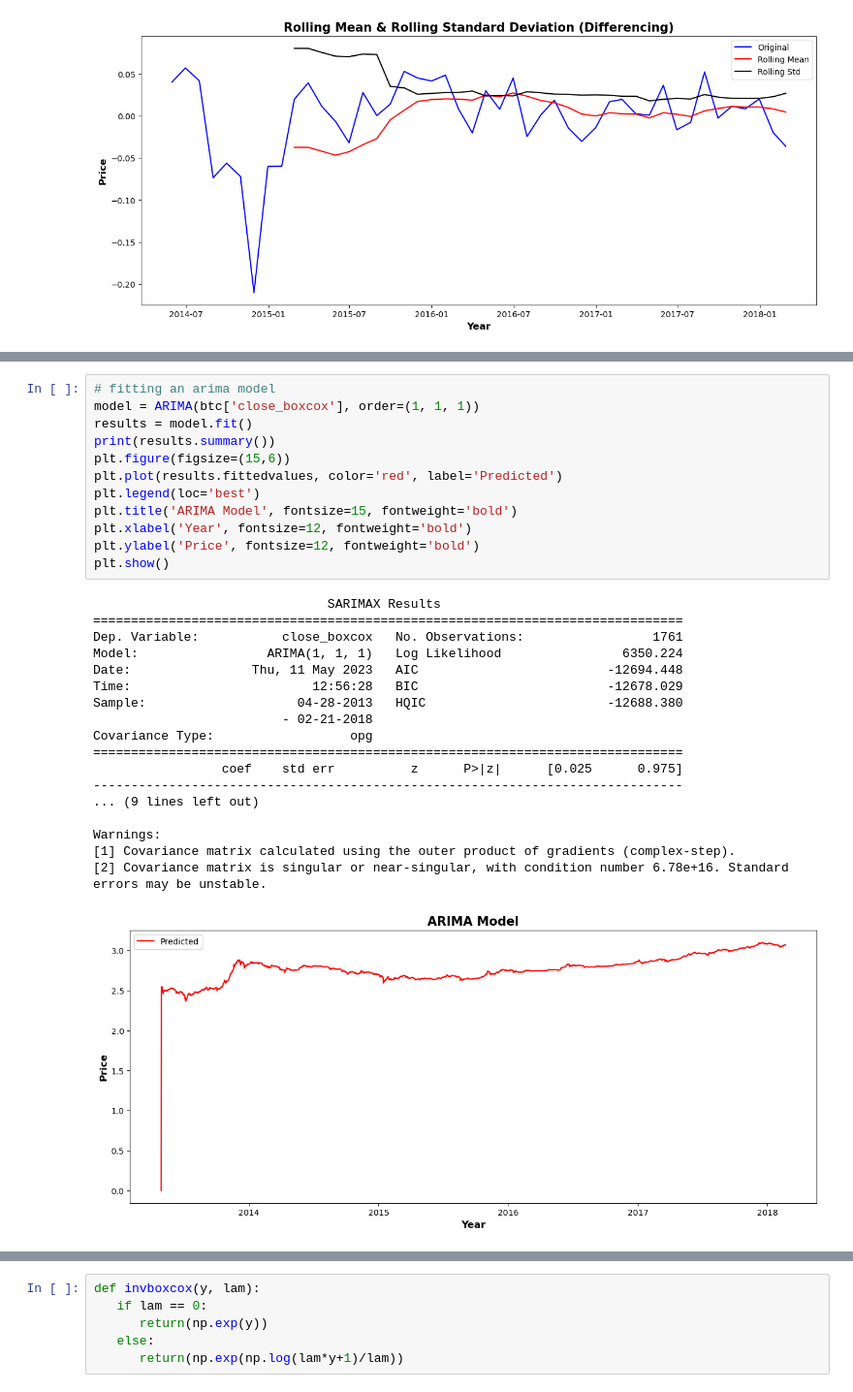
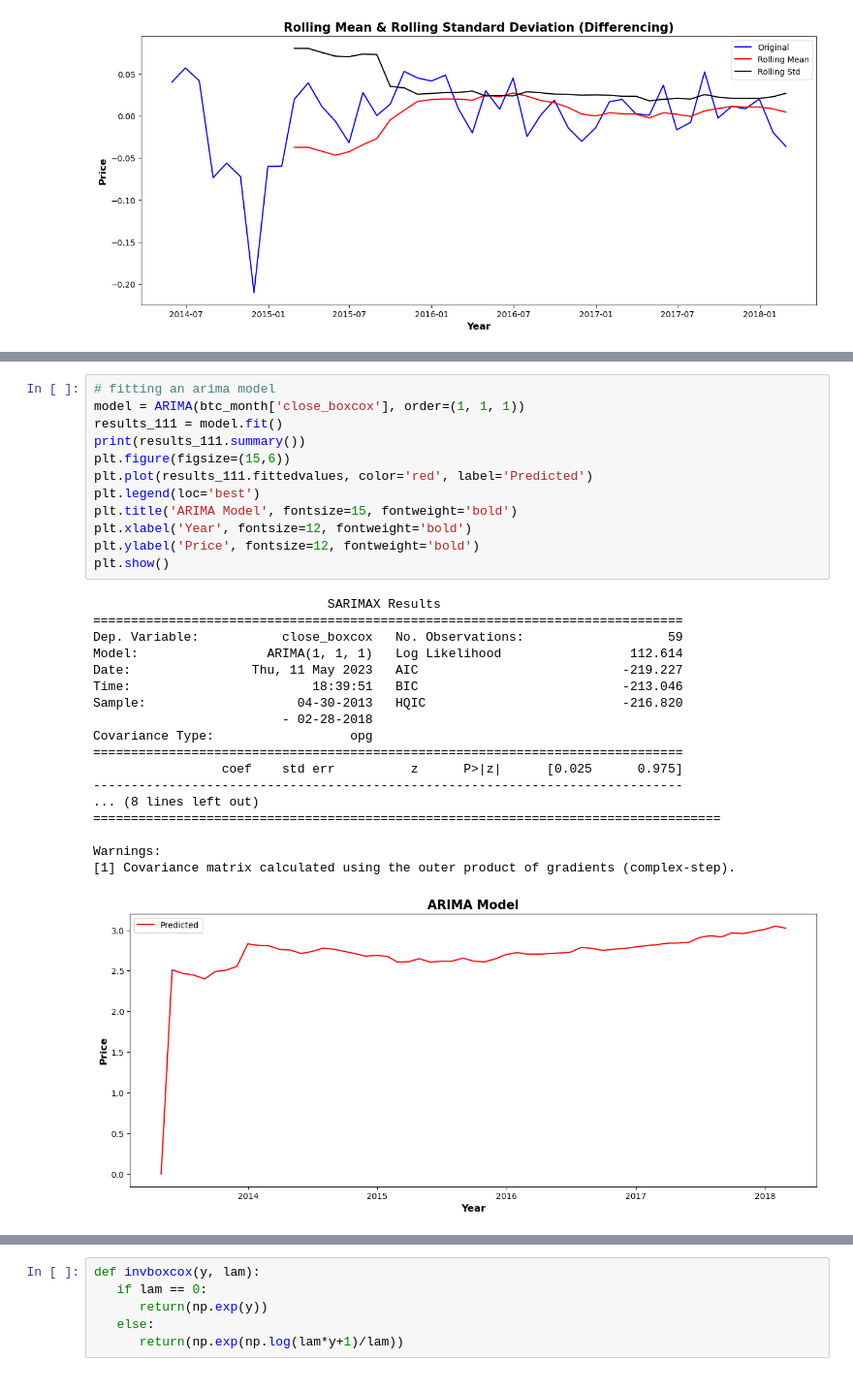
Before and after one commit to alliajagbe/crypto-prediction, a Jupyter notebook: crypto.ipynb, the cells around one changed output, grey strips where cells are left out. Shown at 97% size. Cells and saved outputs as stored; diff of their text form.

```diff
--- a/crypto.ipynb
+++ b/crypto.ipynb
@@ -304,31 +304,31 @@ Warnings:
 # %%
 # fitting an arima model
-model = ARIMA(btc['close_boxcox'], order=(1, 1, 1))
-results = model.fit()
-print(results.summary())
+model = ARIMA(btc_month['close_boxcox'], order=(1, 1, 1))
+results_111 = model.fit()
+print(results_111.summary())
 plt.figure(figsize=(15,6))
-plt.plot(results.fittedvalues, color='red', label='Predicted')
+plt.plot(results_111.fittedvalues, color='red', label='Predicted')
 plt.legend(loc='best')
 plt.title('ARIMA Model', fontsize=15, fontweight='bold')
 plt.xlabel('Year', fontsize=12, fontweight='bold')
 plt.ylabel('Price', fontsize=12, fontweight='bold')
 plt.show()
 # %% [output]
                                SARIMAX Results
 ==============================================================================
-Dep. Variable:           close_boxcox   No. Observations:                 1761
-Model:                 ARIMA(1, 1, 1)   Log Likelihood                6350.224
-Date:                Thu, 11 May 2023   AIC                         -12694.448
-Time:                        12:56:28   BIC                         -12678.029
-Sample:                    04-28-2013   HQIC                        -12688.380
-                         - 02-21-2018
+Dep. Variable:           close_boxcox   No. Observations:                   59
+Model:                 ARIMA(1, 1, 1)   Log Likelihood                 112.614
+Date:                Thu, 11 May 2023   AIC                           -219.227
+Time:                        18:39:51   BIC                           -213.046
+Sample:                    04-30-2013   HQIC                          -216.820
+                         - 02-28-2018
 Covariance Type:                  opg
 ==============================================================================
                  coef    std err          z      P>|z|      [0.025      0.975]
 ------------------------------------------------------------------------------
-... (9 lines left out)
+... (8 lines left out)
+===================================================================================
 
 Warnings:
 [1] Covariance matrix calculated using the outer product of gradients (complex-step).
-[2] Covariance matrix is singular or near-singular, with condition number 6.78e+16. Standard errors may be unstable.
-[figure, old version]
+[figure, new version]
```
Also changed, not shown: parts of 6 cells of this notebook.
